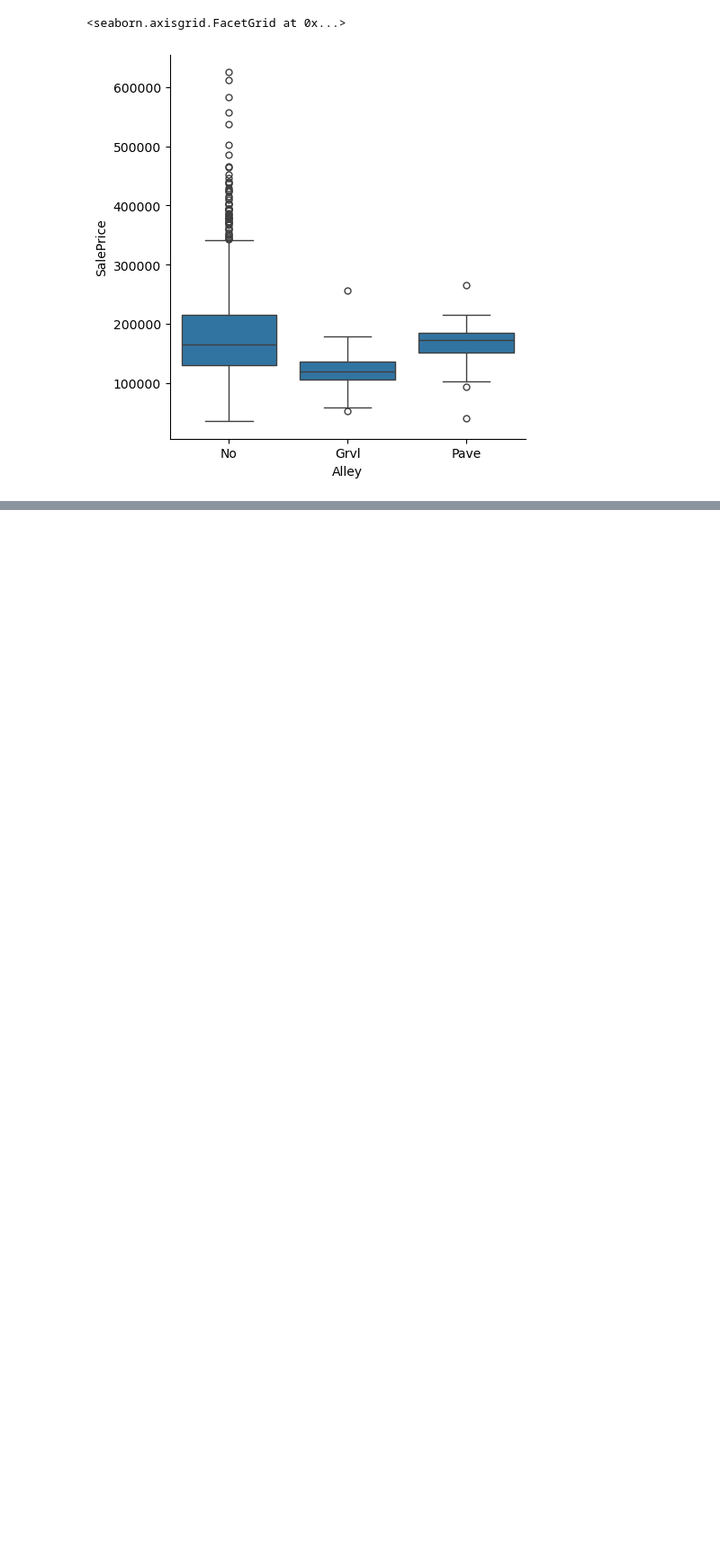
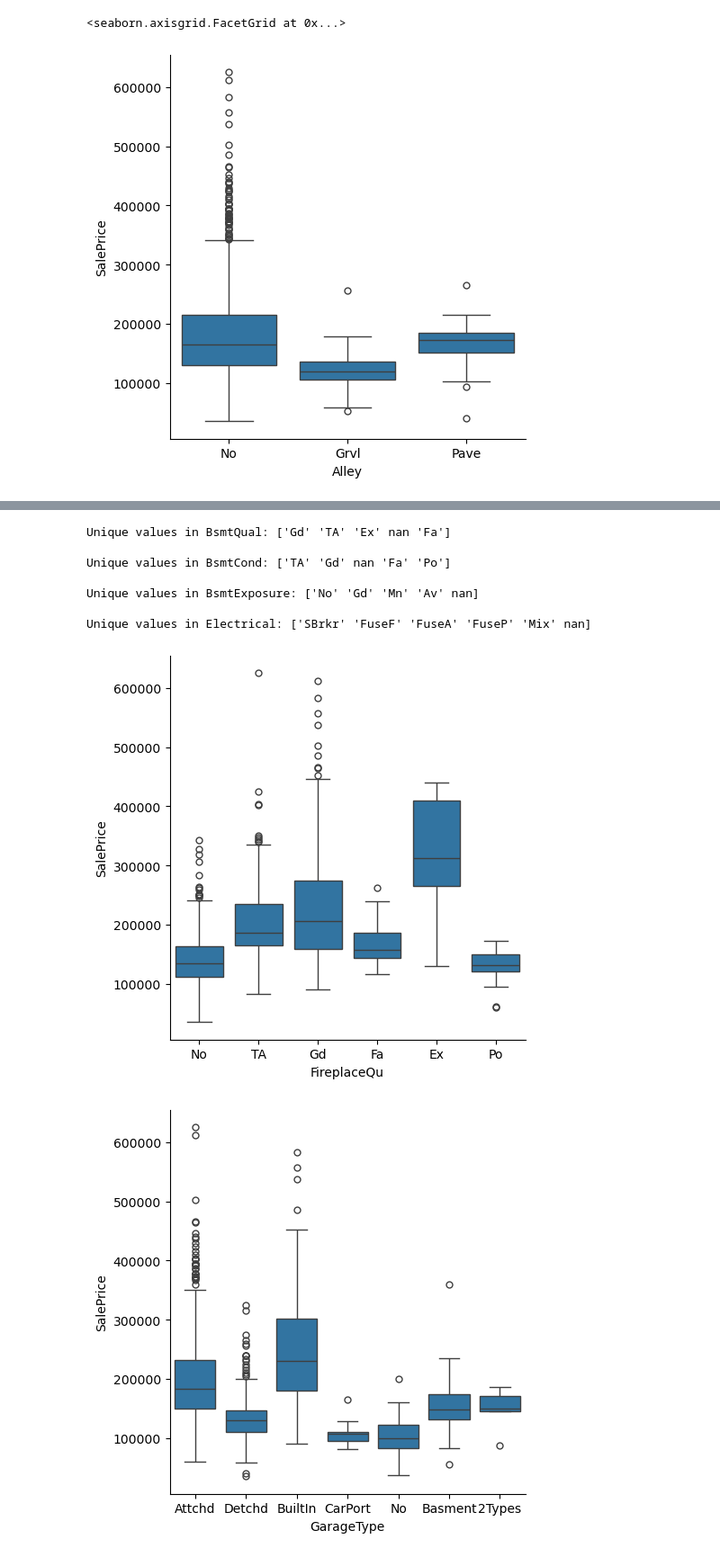
Before and after one commit to JianiZhao0321/house_price_prediction, a Jupyter notebook: processing.ipynb, the cells around one changed output, grey strips where cells are left out. Shown at 90% size. Drawn from its saved outputs; the diff is of its cells as text; code cells hidden in the pictures; blank space fills up the shorter version.

```diff
--- a/processing.ipynb
+++ b/processing.ipynb
@@ -621,0 +685,3 @@ Length: 81, dtype: int64
+# %%
+train_df['MasVnrArea'].fillna(0, inplace=True)
+test_df['MasVnrArea'].fillna(0, inplace=True)
@@ -621,0 +701,20 @@ Length: 81, dtype: int64
+# %%
+# List of categorical variables to analyze
+categorical_vars = [ 'FireplaceQu',
+    'GarageType', 'GarageFinish', 'GarageQual', 'GarageCond',
+    'BsmtQual','BsmtCond', 'BsmtExposure', 'Electrical'
+]
+
+# Iterate through each variable
+for var in categorical_vars:
+    print(f"Unique values in {var}: {train_df[var].unique()}\n")
+
+    # Fill missing values with 'No'
+    train_df[var].fillna('No', inplace=True)
+    test_df[var].fillna('No', inplace=True)
+
+    # Visualize impact on SalePrice using box plot
+    sns.catplot(data=train_df, x=var, y='SalePrice', kind='box')
+
+# for FireplaceQu, the missing values have impact on housing price
+# %% [output]
@@ -621,0 +764,9 @@ Length: 81, dtype: int64
+Unique values in BsmtQual: ['Gd' 'TA' 'Ex' nan 'Fa']
+
+Unique values in BsmtCond: ['TA' 'Gd' nan 'Fa' 'Po']
+
+Unique values in BsmtExposure: ['No' 'Gd' 'Mn' 'Av' nan]
+
+Unique values in Electrical: ['SBrkr' 'FuseF' 'FuseA' 'FuseP' 'Mix' nan]
+[figure, added]
+[figure, added]
```
Also changed, not shown: parts of 81 cells of this notebook.
